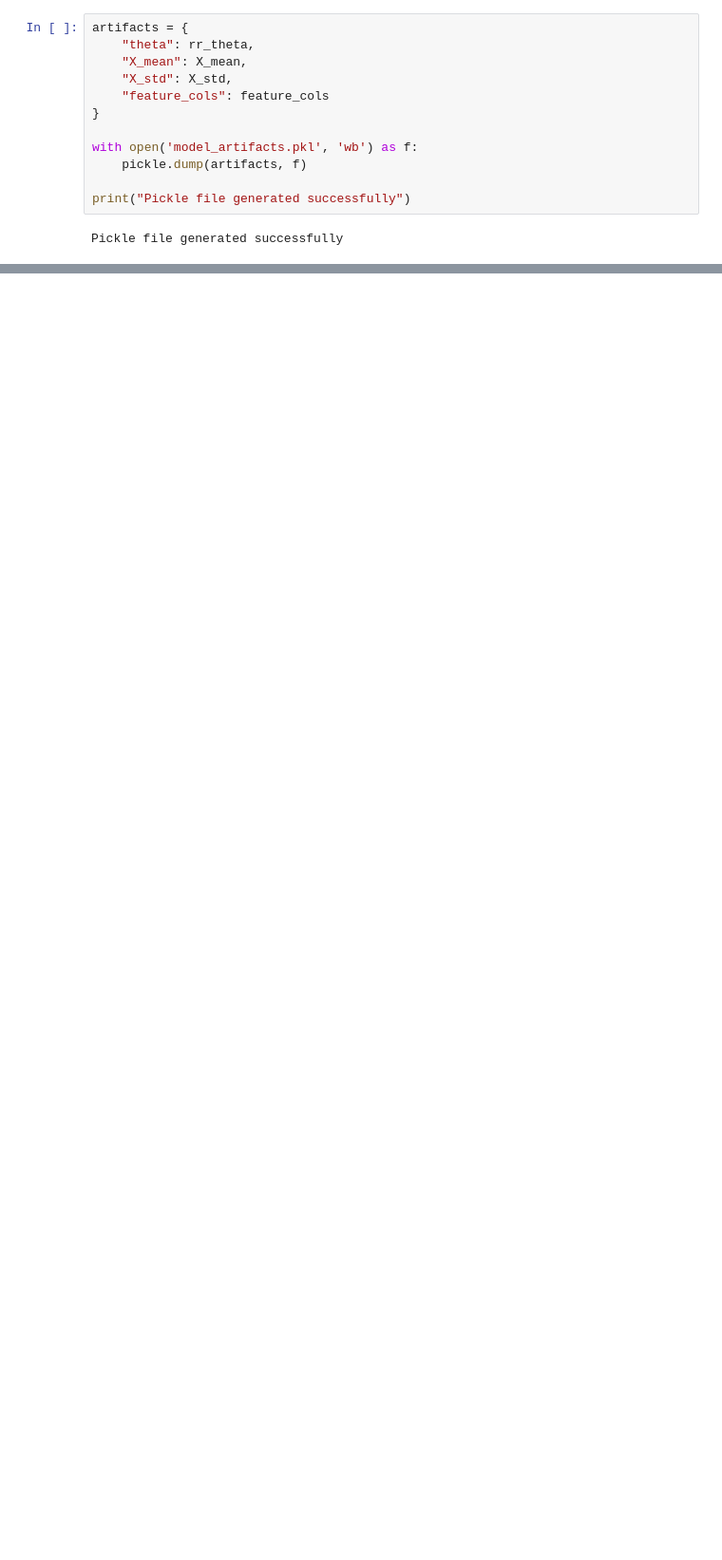
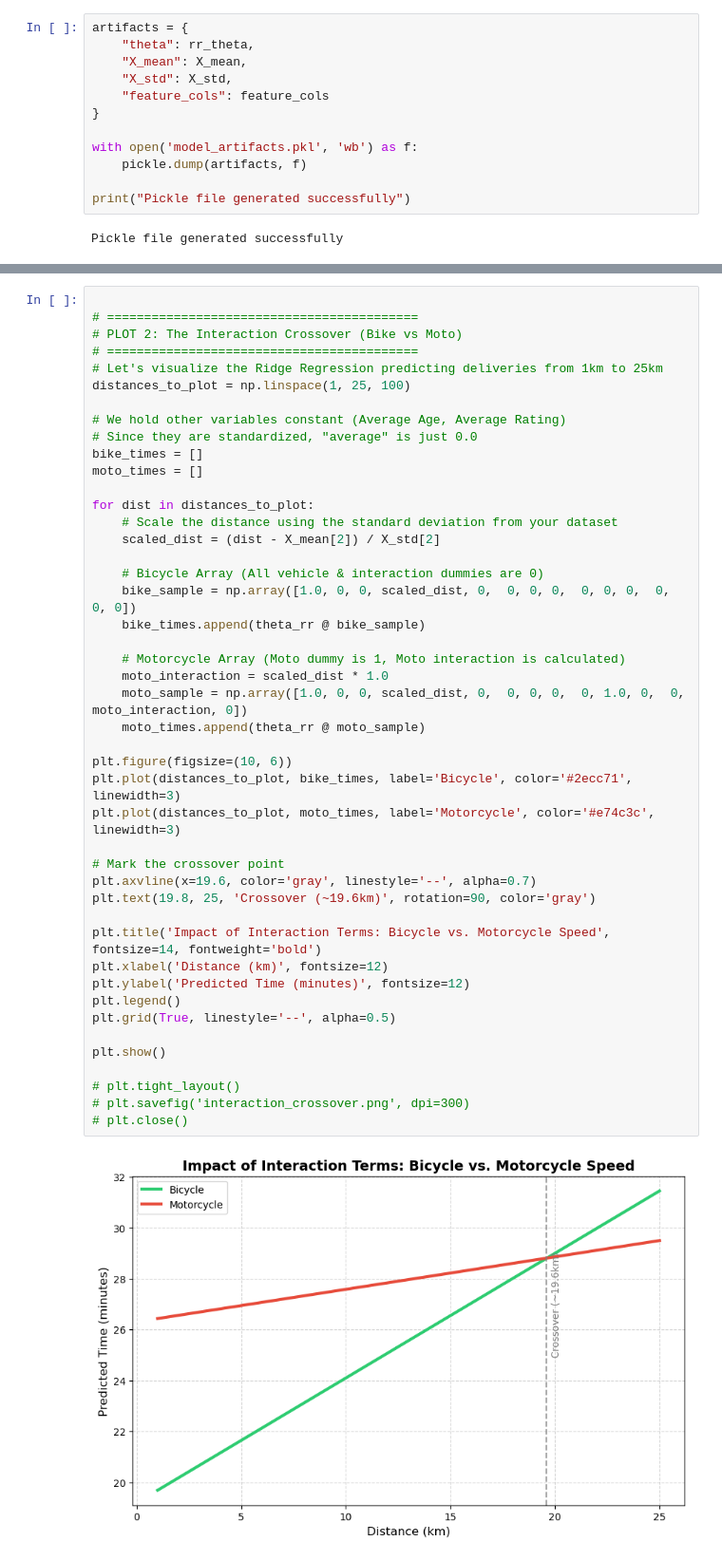
Before and after one commit to Sathwik-007/Food-Delivery-Time-Estimation, a Jupyter notebook: Project.ipynb, the cells around one changed output, grey strips where cells are left out. Shown at 95% size. Saved outputs shown, nothing was run; the diff lists cells and outputs as text; blank space fills up the shorter version.

```diff
--- a/Project.ipynb
+++ b/Project.ipynb
@@ -371,0 +418,47 @@ Pickle file generated successfully
+# %%
+
+# ==========================================
+# PLOT 2: The Interaction Crossover (Bike vs Moto)
+# ==========================================
+# Let's visualize the Ridge Regression predicting deliveries from 1km to 25km
+distances_to_plot = np.linspace(1, 25, 100)
+
+# We hold other variables constant (Average Age, Average Rating)
+# Since they are standardized, "average" is just 0.0
+bike_times = []
+moto_times = []
+
+for dist in distances_to_plot:
+    # Scale the distance using the standard deviation from your dataset
+    scaled_dist = (dist - X_mean[2]) / X_std[2]
+
+    # Bicycle Array (All vehicle & interaction dummies are 0)
+    bike_sample = np.array([1.0, 0, 0, scaled_dist, 0,  0, 0, 0,  0, 0, 0,  0, 0, 0])
+    bike_times.append(theta_rr @ bike_sample)
+
+    # Motorcycle Array (Moto dummy is 1, Moto interaction is calculated)
+    moto_interaction = scaled_dist * 1.0
+    moto_sample = np.array([1.0, 0, 0, scaled_dist, 0,  0, 0, 0,  0, 1.0, 0,  0, moto_interaction, 0])
+    moto_times.append(theta_rr @ moto_sample)
+
+plt.figure(figsize=(10, 6))
+plt.plot(distances_to_plot, bike_times, label='Bicycle', color='#2ecc71', linewidth=3)
+plt.plot(distances_to_plot, moto_times, label='Motorcycle', color='#e74c3c', linewidth=3)
+
+# Mark the crossover point
+plt.axvline(x=19.6, color='gray', linestyle='--', alpha=0.7)
+plt.text(19.8, 25, 'Crossover (~19.6km)', rotation=90, color='gray')
+
+plt.title('Impact of Interaction Terms: Bicycle vs. Motorcycle Speed', fontsize=14, fontweight='bold')
+plt.xlabel('Distance (km)', fontsize=12)
+plt.ylabel('Predicted Time (minutes)', fontsize=12)
+plt.legend()
+plt.grid(True, linestyle='--', alpha=0.5)
+
+plt.show()
+
+# plt.tight_layout()
+# plt.savefig('interaction_crossover.png', dpi=300)
+# plt.close()
+# %% [output]
+[figure, added]
```
Also changed, not shown: parts of 4 cells of this notebook, 6 other files.
